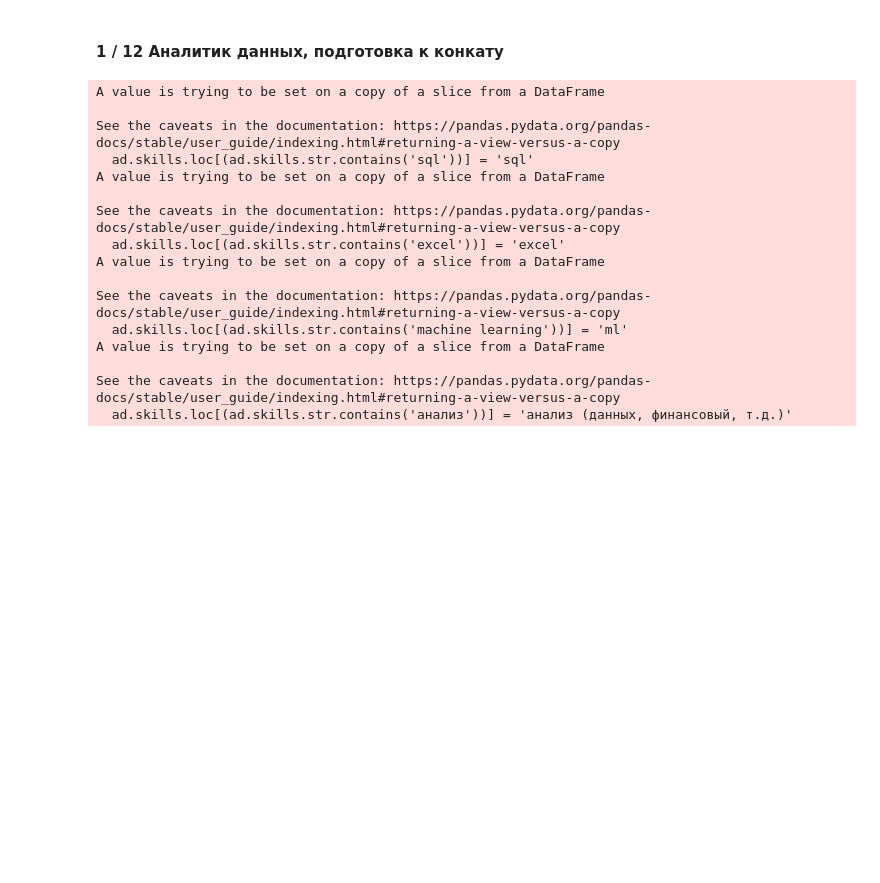
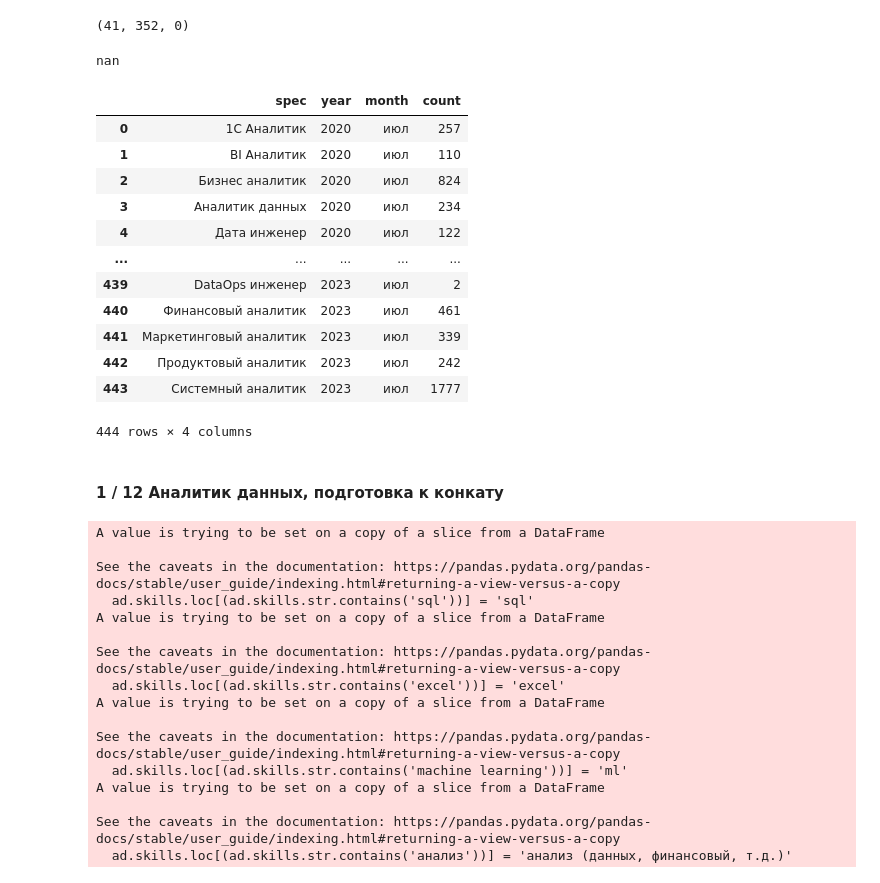
Before and after one commit to catprokhorova/hh_API_new, a Jupyter notebook: analysis.ipynb, the cells around one changed output. Drawn from its saved outputs; the diff is of its cells as text; code cells hidden in the pictures; blank space fills up the shorter version.

```diff
--- a/analysis.ipynb
+++ b/analysis.ipynb
@@ -31,3 +21,28 @@ ad
+# %%
+len(ac), len(ds), len(dj)
+# %% [output]
+(41, 352, 0)
+# %%
+dj.salary_from.median()
+# %% [output]
+nan
+# %%
+df = pd.read_excel('agg_stat.xlsx', sheet_name='count_of_vac')
+df
+# %% [output]
+|  | spec | year | month | count |
+| 0 | 1С Аналитик | 2020 | июл | 257 |
+| 1 | BI Аналитик | 2020 | июл | 110 |
+| 2 | Бизнес аналитик | 2020 | июл | 824 |
+| 3 | Аналитик данных | 2020 | июл | 234 |
+| 4 | Дата инженер | 2020 | июл | 122 |
+| ... | ... | ... | ... | ... |
+| 439 | DataOps инженер | 2023 | июл | 2 |
+| 440 | Финансовый аналитик | 2023 | июл | 461 |
+| 441 | Маркетинговый аналитик | 2023 | июл | 339 |
+| 442 | Продуктовый аналитик | 2023 | июл | 242 |
+| 443 | Системный аналитик | 2023 | июл | 1777 |
+444 rows × 4 columns
 # %%
 # добавление меток широта-долгота
 with open('geo_rus.json', encoding='utf-8') as geo:
```
Also changed, not shown: parts of 25 cells of this notebook, 19 other files.
